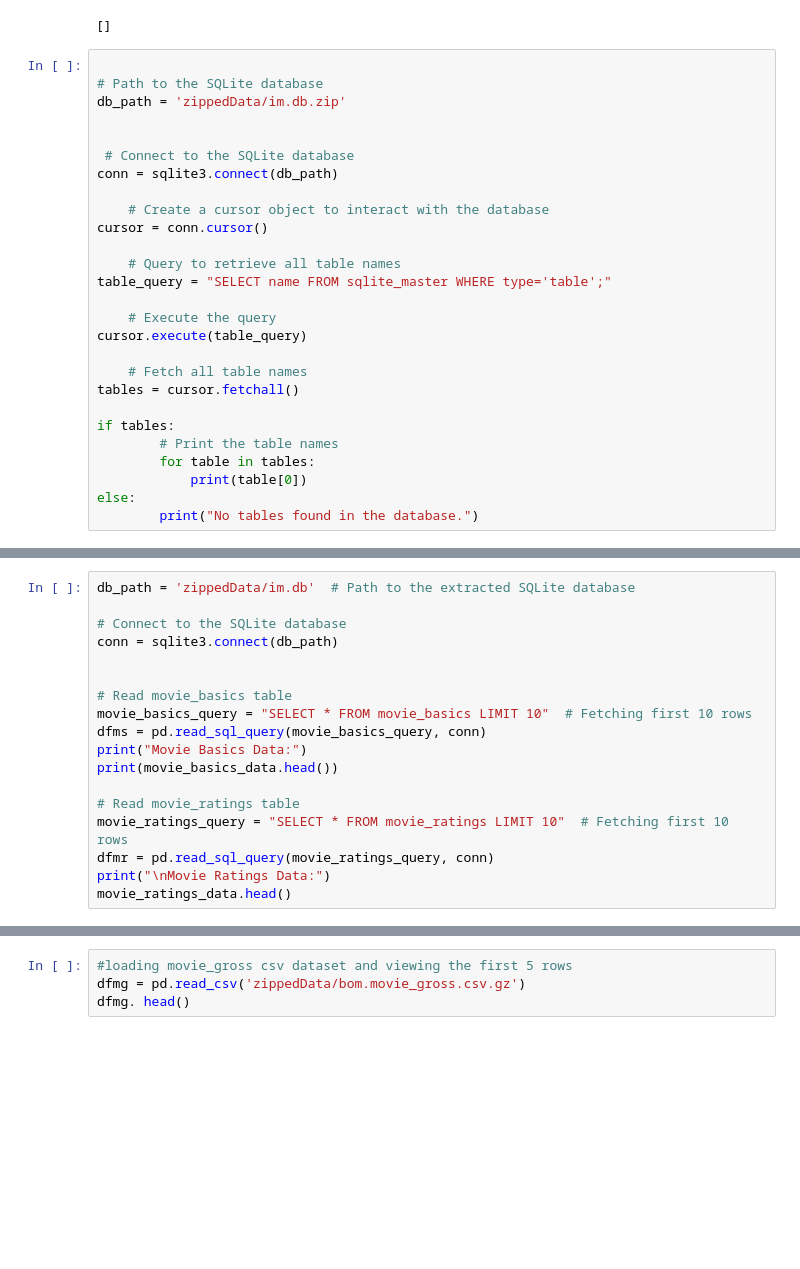
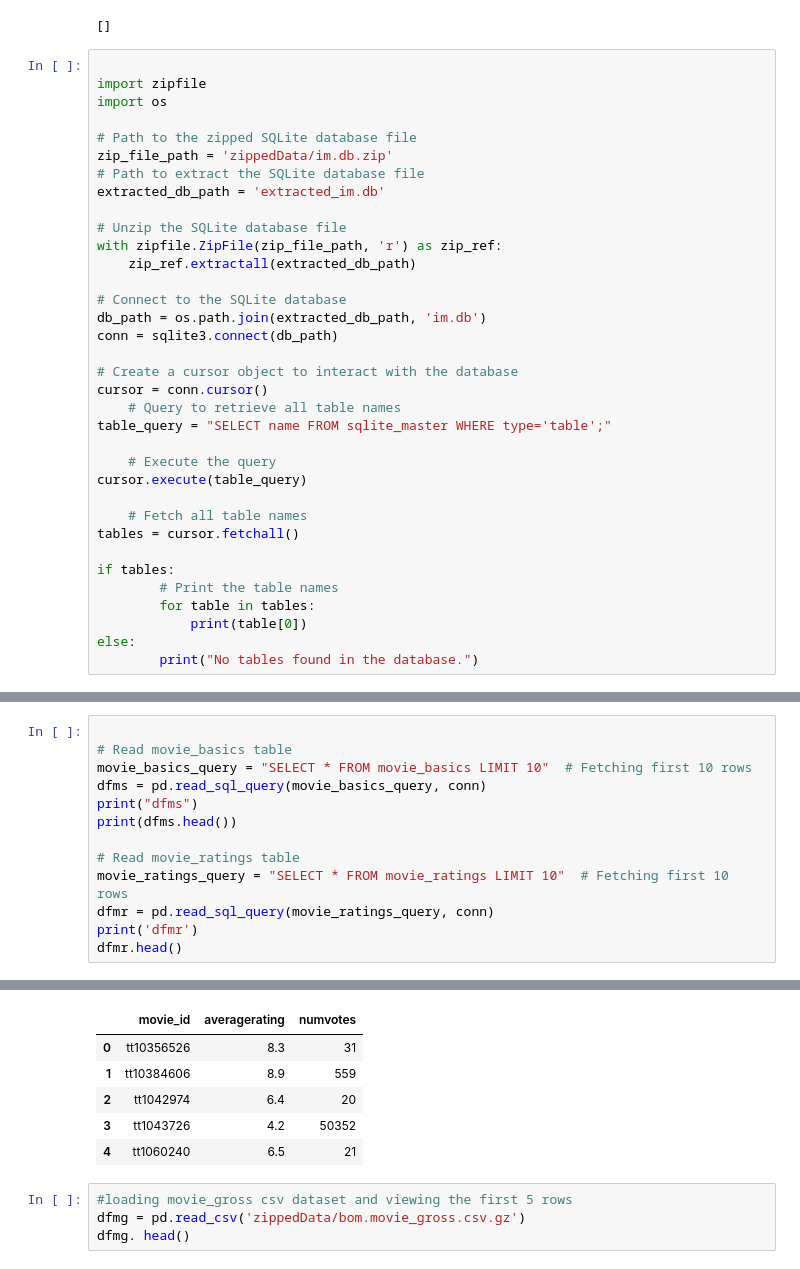
Before and after one commit to juliettmwaura/dsc-phase-1-project-v2-4, a Jupyter notebook: student.ipynb, the cells around one changed output, grey strips where cells are left out. Drawn from its saved outputs; the diff is of its cells as text; blank space fills up the shorter version.

```diff
--- a/student.ipynb
+++ b/student.ipynb
@@ -59,16 +59,24 @@ conn.close()
 []
 # %%
 
-# Path to the SQLite database
-db_path = 'zippedData/im.db.zip'
+import zipfile
+import os
 
+# Path to the zipped SQLite database file
+zip_file_path = 'zippedData/im.db.zip'
+# Path to extract the SQLite database file
+extracted_db_path = 'extracted_im.db'
 
- # Connect to the SQLite database
+# Unzip the SQLite database file
+with zipfile.ZipFile(zip_file_path, 'r') as zip_ref:
+    zip_ref.extractall(extracted_db_path)
+
+# Connect to the SQLite database
+db_path = os.path.join(extracted_db_path, 'im.db')
 conn = sqlite3.connect(db_path)
 
-    # Create a cursor object to interact with the database
+# Create a cursor object to interact with the database
 cursor = conn.cursor()
-
     # Query to retrieve all table names
 table_query = "SELECT name FROM sqlite_master WHERE type='table';"
 
@@ -89,19 +104,14 @@ DatabaseError: file is not a database
 # %%
-db_path = 'zippedData/im.db'  # Path to the extracted SQLite database
-
-# Connect to the SQLite database
-conn = sqlite3.connect(db_path)
-
 
 # Read movie_basics table
 movie_basics_query = "SELECT * FROM movie_basics LIMIT 10"  # Fetching first 10 rows
 dfms = pd.read_sql_query(movie_basics_query, conn)
-print("Movie Basics Data:")
-print(movie_basics_data.head())
+print("dfms")
+print(dfms.head())
 
 # Read movie_ratings table
 movie_ratings_query = "SELECT * FROM movie_ratings LIMIT 10"  # Fetching first 10 rows
 dfmr = pd.read_sql_query(movie_ratings_query, conn)
-print("\nMovie Ratings Data:")
-movie_ratings_data.head()
+print('dfmr')
+dfmr.head()
 # %% [output]
@@ -109,3 +133,9 @@ DatabaseError: Execution failed on sql 'SELECT * FROM movie_basics LIMIT 10': no
+|  | movie_id | averagerating | numvotes |
+| 0 | tt10356526 | 8.3 | 31 |
+| 1 | tt10384606 | 8.9 | 559 |
+| 2 | tt1042974 | 6.4 | 20 |
+| 3 | tt1043726 | 4.2 | 50352 |
+| 4 | tt1060240 | 6.5 | 21 |
 # %%
 #loading movie_gross csv dataset and viewing the first 5 rows
 dfmg = pd.read_csv('zippedData/bom.movie_gross.csv.gz')
```
Also changed, not shown: parts of 3 cells of this notebook.
